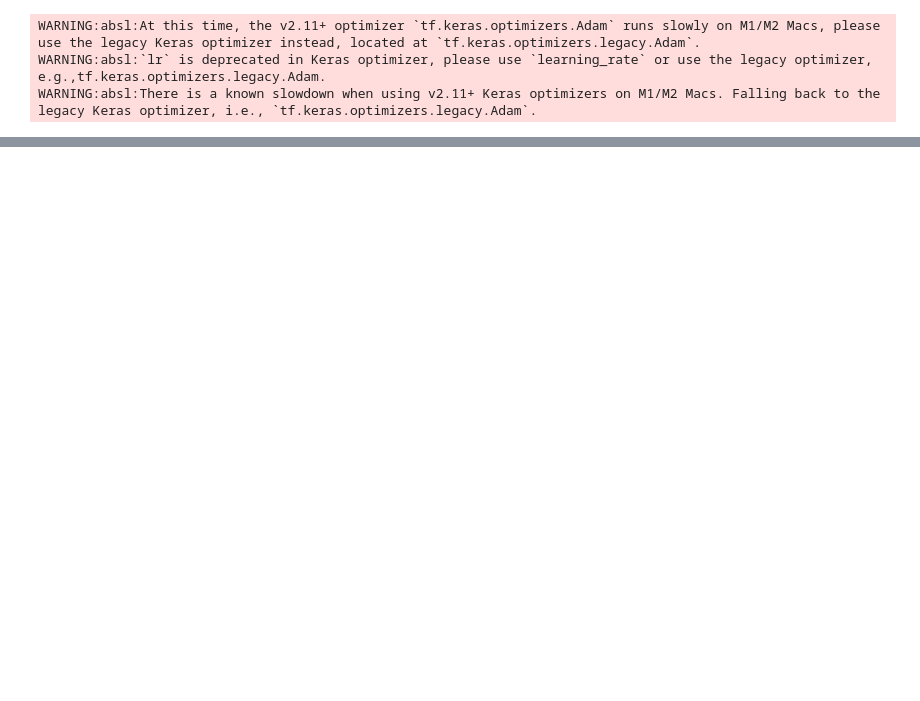
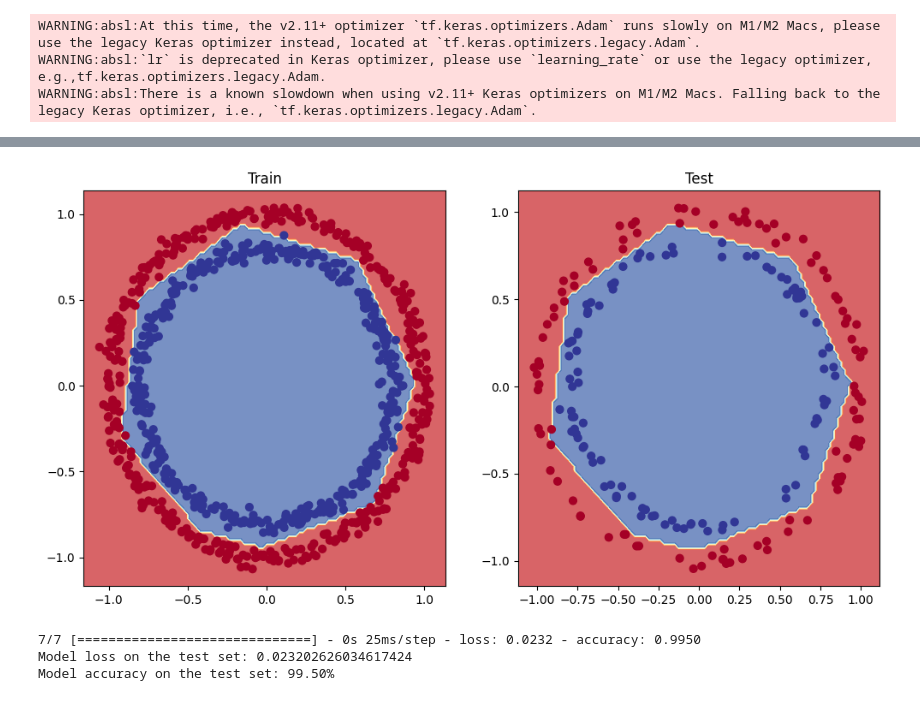
Before and after one commit to Jammal7/Introduction_to_Data_Science, a Jupyter notebook: Deep Learning/Tensorflow/02_neural_network_classification.ipynb, the cells around one changed output, grey strips where cells are left out. Saved outputs shown, nothing was run; the diff lists cells and outputs as text; code cells hidden in the pictures; blank space fills up the shorter version.

```diff
--- a/Deep Learning/Tensorflow/02_neural_network_classification.ipynb
+++ b/Deep Learning/Tensorflow/02_neural_network_classification.ipynb
@@ -306,0 +316,4 @@ doing binary classification
+# %%
+# So far we've been training and testing on the same dataset
+X_train, y_train = X[:800], y[:800]
+X_test, y_test = X[800:], y[800:]
@@ -306,0 +324,14 @@ doing binary classification
+# %%
+tf.random.set_seed(42)
+# Create the model
+model_7 = tf.keras.Sequential([
+    tf.keras.layers.Dense(4, activation="relu"),
+    tf.keras.layers.Dense(4, activation="relu"),
+    tf.keras.layers.Dense(1, activation="sigmoid")
+])
+# Compile the model
+model_7.compile(loss="binary_crossentropy",
+                optimizer=tf.keras.optimizers.legacy.Adam(lr=0.01),
+                metrics=['accuracy'])
+# Fit the model
+history_3 = model_7.fit(X_train, y_train, epochs=50)
@@ -306,0 +362,11 @@ doing binary classification
+# %%
+# Plot the decision boundaries for the training and test sets
+plt.figure(figsize=(12, 6))
+plt.subplot(1, 2, 1)
+plt.title("Train")
+plot_decision_boundary(model=model_7, X=X_train, y=y_train)
+plt.subplot(1, 2, 2)
+plt.title("Test")
+plot_decision_boundary(model=model_7, X=X_test, y=y_test)
+plt.show();
+# %% [output]
@@ -306,0 +377,9 @@ doing binary classification
+[figure, added]
+# %%
+loss, accuracy = model_7.evaluate(X_test, y_test)
+print(f"Model loss on the test set: {loss}")
+print(f"Model accuracy on the test set: {(accuracy*100):.2f}%")
+# %% [output]
+7/7 [==============================] - 0s 25ms/step - loss: 0.0232 - accuracy: 0.9950
+Model loss on the test set: 0.023202626034617424
+Model accuracy on the test set: 99.50%
```
Also changed, not shown: parts of 28 cells of this notebook.
